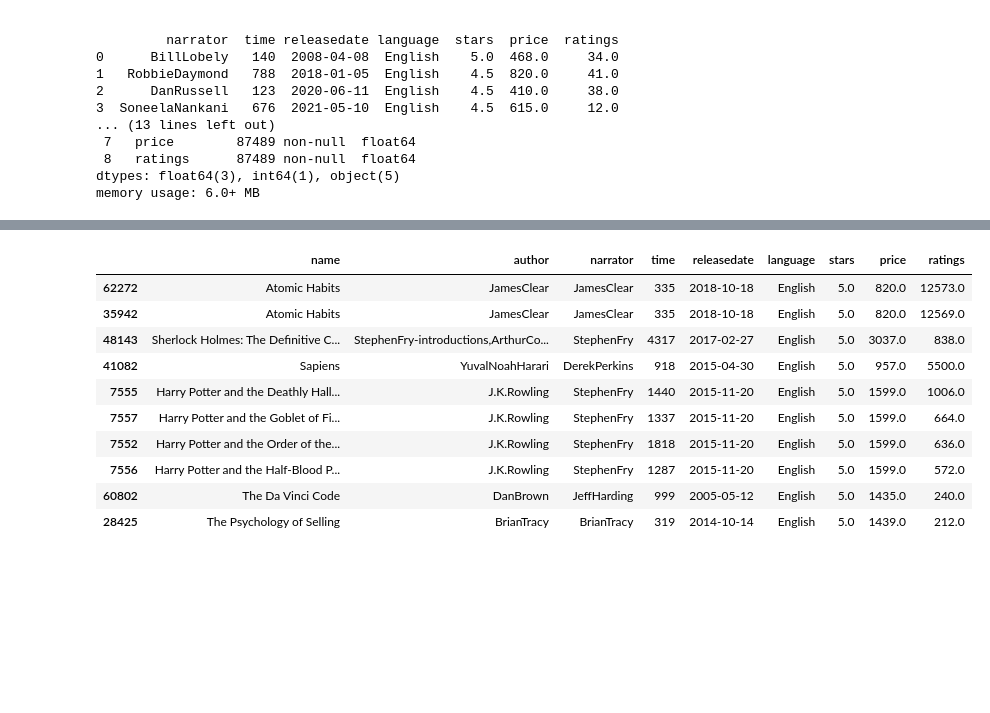
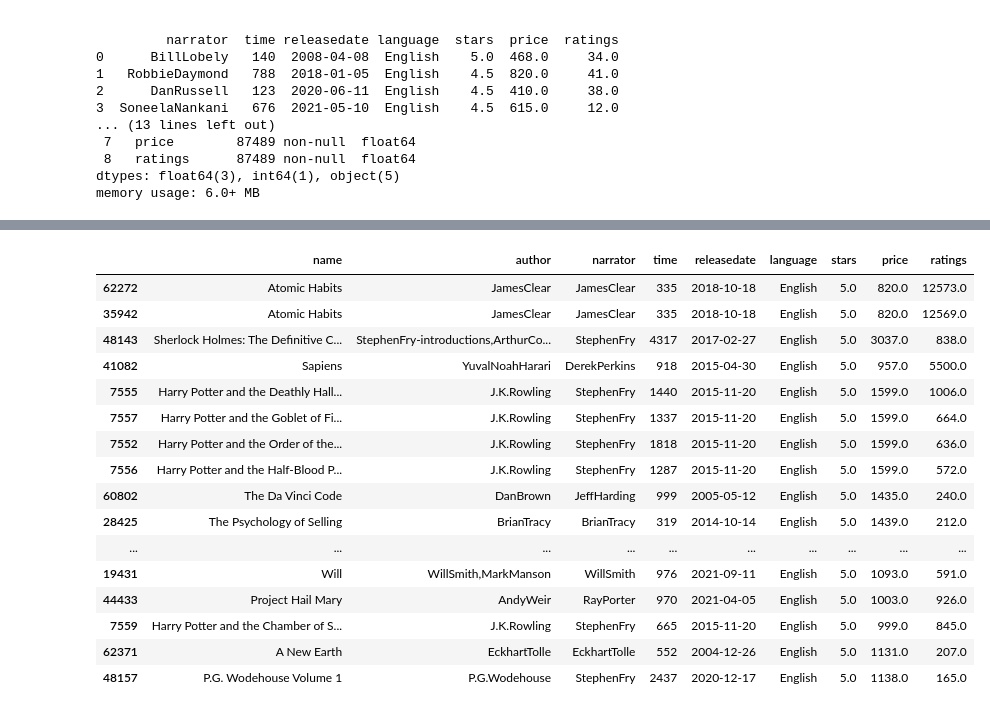
Before and after one commit to saketthakur001/Books-analyses, a Jupyter notebook: audible dataset analysis.ipynb, the cells around one changed output, grey strips where cells are left out. Cells and saved outputs as stored; diff of their text form; code cells hidden in the pictures; blank space fills up the shorter version.

```diff
--- a/audible dataset analysis.ipynb
+++ b/audible dataset analysis.ipynb
@@ -82,31 +82,37 @@ def get_highest_score_books(df, min_ratings=100):
   # Filter the DataFrame by the minimum ratings
   filtered_df = df[df['ratings'] >= min_ratings]
   # Normalize the stars, price and ratings columns to have values between 0 and 1
   normalized_df = filtered_df.copy()
   normalized_df['stars'] = (normalized_df['stars'] - normalized_df['stars'].min()) / (normalized_df['stars'].max() - normalized_df['stars'].min())
   normalized_df['price'] = (normalized_df['price'] - normalized_df['price'].min()) / (normalized_df['price'].max() - normalized_df['price'].min())
   normalized_df['ratings'] = (normalized_df['ratings'] - normalized_df['ratings'].min()) / (normalized_df['ratings'].max() - normalized_df['ratings'].min())
   # Define the weights for each column
   weights = {'stars': 0.4, 'price': 0.3, 'ratings': 0.3}
   # Calculate the weighted average score for each row
   normalized_df['score'] = normalized_df['stars'] * weights['stars'] + normalized_df['price'] * weights['price'] + normalized_df['ratings'] * weights['ratings']
   # Sort the DataFrame by score in descending order
   sorted_df = normalized_df.sort_values(by='score', ascending=False)
   # Return the sorted DataFrame with the original values of stars, price and ratings
   return filtered_df.loc[sorted_df.index]
 
 # Call the function and print the first ten rows of the result
 highest_score_books = get_highest_score_books(df)
-highest_score_books.head(10)
+highest_score_books.head(20)
 # %% [output]
 |  | name | author | narrator | time | releasedate | language | stars | price | ratings |
 | 62272 | Atomic Habits | JamesClear | JamesClear | 335 | 2018-10-18 | English | 5.0 | 820.0 | 12573.0 |
 | 35942 | Atomic Habits | JamesClear | JamesClear | 335 | 2018-10-18 | English | 5.0 | 820.0 | 12569.0 |
 | 48143 | Sherlock Holmes: The Definitive C... | StephenFry-introductions,ArthurCo... | StephenFry | 4317 | 2017-02-27 | English | 5.0 | 3037.0 | 838.0 |
 | 41082 | Sapiens | YuvalNoahHarari | DerekPerkins | 918 | 2015-04-30 | English | 5.0 | 957.0 | 5500.0 |
 | 7555 | Harry Potter and the Deathly Hall... | J.K.Rowling | StephenFry | 1440 | 2015-11-20 | English | 5.0 | 1599.0 | 1006.0 |
 | 7557 | Harry Potter and the Goblet of Fi... | J.K.Rowling | StephenFry | 1337 | 2015-11-20 | English | 5.0 | 1599.0 | 664.0 |
 | 7552 | Harry Potter and the Order of the... | J.K.Rowling | StephenFry | 1818 | 2015-11-20 | English | 5.0 | 1599.0 | 636.0 |
 | 7556 | Harry Potter and the Half-Blood P... | J.K.Rowling | StephenFry | 1287 | 2015-11-20 | English | 5.0 | 1599.0 | 572.0 |
 | 60802 | The Da Vinci Code | DanBrown | JeffHarding | 999 | 2005-05-12 | English | 5.0 | 1435.0 | 240.0 |
 | 28425 | The Psychology of Selling | BrianTracy | BrianTracy | 319 | 2014-10-14 | English | 5.0 | 1439.0 | 212.0 |
+| ... | ... | ... | ... | ... | ... | ... | ... | ... | ... |
+| 19431 | Will | WillSmith,MarkManson | WillSmith | 976 | 2021-09-11 | English | 5.0 | 1093.0 | 591.0 |
+| 44433 | Project Hail Mary | AndyWeir | RayPorter | 970 | 2021-04-05 | English | 5.0 | 1003.0 | 926.0 |
+| 7559 | Harry Potter and the Chamber of S... | J.K.Rowling | StephenFry | 665 | 2015-11-20 | English | 5.0 | 999.0 | 845.0 |
+| 62371 | A New Earth | EckhartTolle | EckhartTolle | 552 | 2004-12-26 | English | 5.0 | 1131.0 | 207.0 |
+| 48157 | P.G. Wodehouse Volume 1 | P.G.Wodehouse | StephenFry | 2437 | 2020-12-17 | English | 5.0 | 1138.0 | 165.0 |
```
Also changed, not shown: parts of 1 cell of this notebook, 1 other file.
